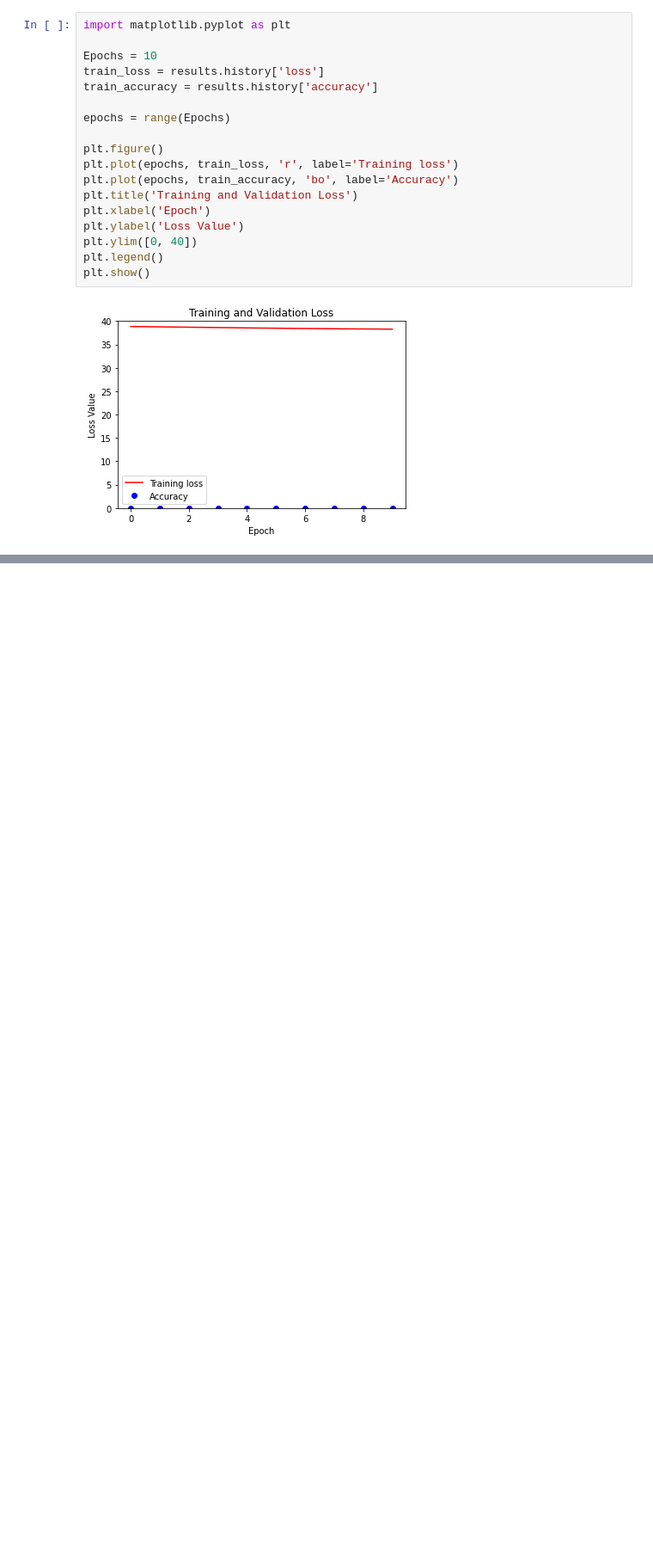
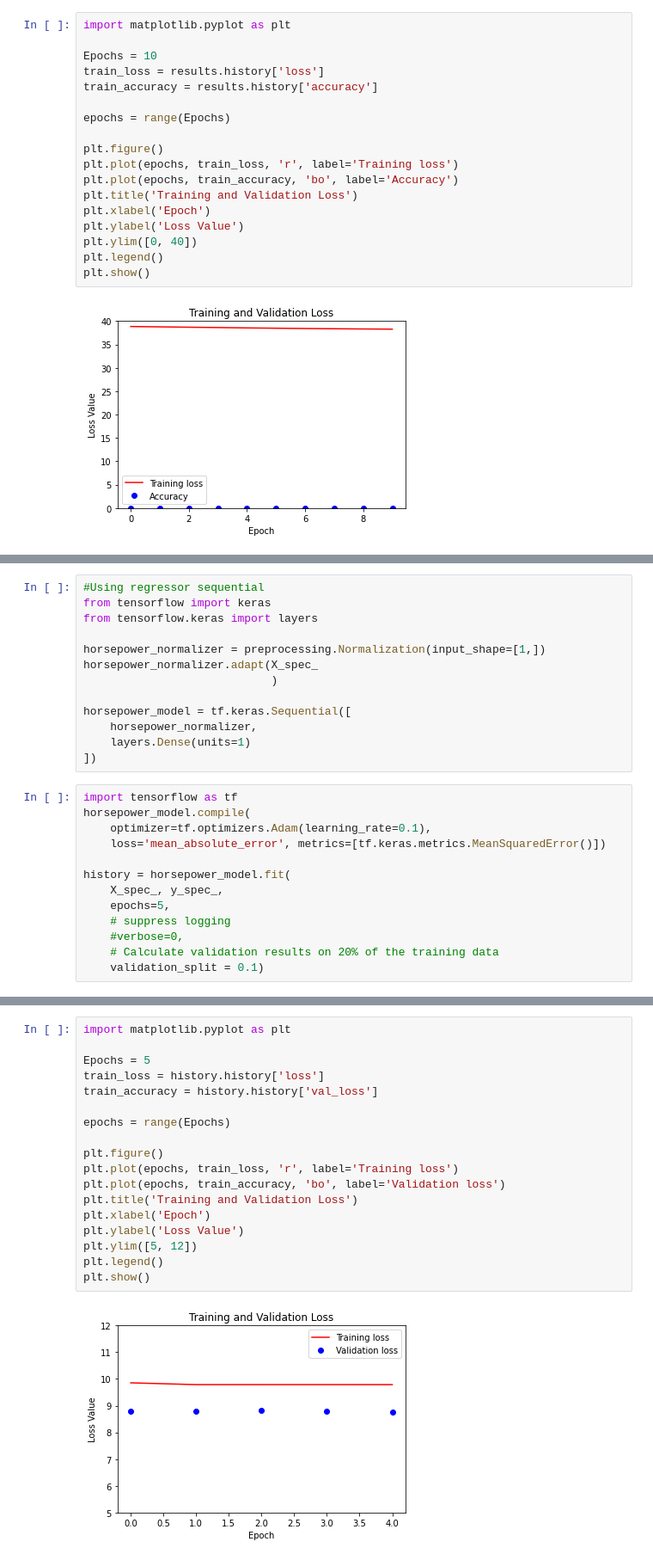
Before and after one commit to CSCCNY/final-project-recomposeclassics, a Jupyter notebook: Bethold_Music_file_preprocessing.ipynb, the cells around one changed output, grey strips where cells are left out. Shown at 86% size. Saved outputs shown, nothing was run; the diff lists cells and outputs as text; blank space fills up the shorter version.

```diff
--- a/Bethold_Music_file_preprocessing.ipynb
+++ b/Bethold_Music_file_preprocessing.ipynb
@@ -162,0 +174,26 @@ regr.score(X_spec_, X_spec_)
+# %%
+#Using regressor sequential
+from tensorflow import keras
+from tensorflow.keras import layers
+
+horsepower_normalizer = preprocessing.Normalization(input_shape=[1,])
+horsepower_normalizer.adapt(X_spec_
+                            )
+
+horsepower_model = tf.keras.Sequential([
+    horsepower_normalizer,
+    layers.Dense(units=1)
+])
+# %%
+import tensorflow as tf
+horsepower_model.compile(
+    optimizer=tf.optimizers.Adam(learning_rate=0.1),
+    loss='mean_absolute_error', metrics=[tf.keras.metrics.MeanSquaredError()])
+
+history = horsepower_model.fit(
+    X_spec_, y_spec_,
+    epochs=5,
+    # suppress logging
+    #verbose=0,
+    # Calculate validation results on 20% of the training data
+    validation_split = 0.1)
@@ -162,0 +211,20 @@ regr.score(X_spec_, X_spec_)
+# %%
+import matplotlib.pyplot as plt
+
+Epochs = 5
+train_loss = history.history['loss']
+train_accuracy = history.history['val_loss']
+
+epochs = range(Epochs)
+
+plt.figure()
+plt.plot(epochs, train_loss, 'r', label='Training loss')
+plt.plot(epochs, train_accuracy, 'bo', label='Validation loss')
+plt.title('Training and Validation Loss')
+plt.xlabel('Epoch')
+plt.ylabel('Loss Value')
+plt.ylim([5, 12])
+plt.legend()
+plt.show()
+# %% [output]
+[figure, added]
```
Also changed, not shown: parts of 11 cells of this notebook.
